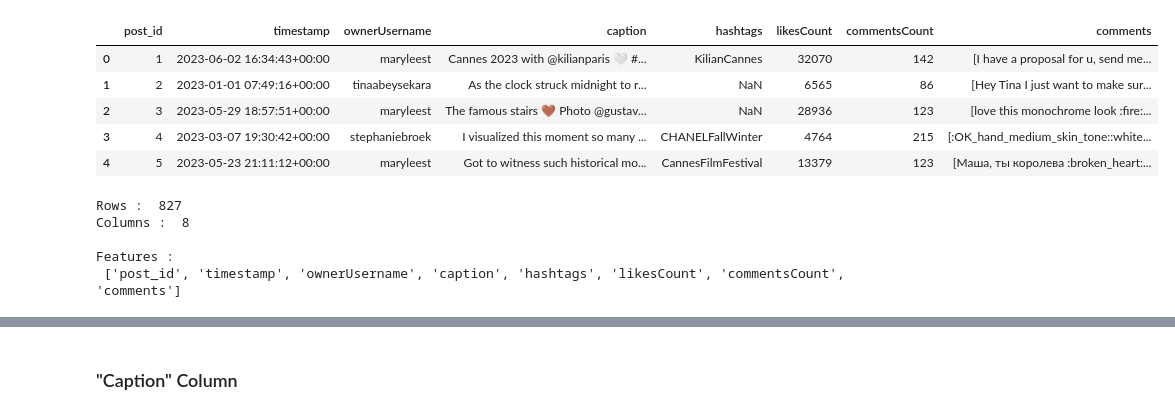
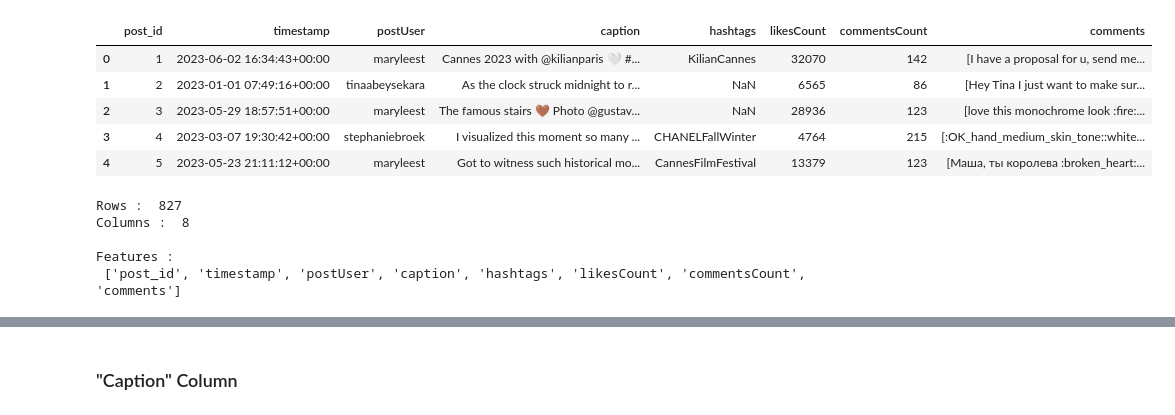
Before and after one commit to 23092003e/A-Fashion-Recommendation-System-via-Sequence-Mining-on-Social-Media-, a Jupyter notebook: notebooks/merge_data.ipynb, the cells around one changed output, grey strips where cells are left out. Saved outputs shown, nothing was run; the diff lists cells and outputs as text; code cells hidden in the pictures.

```diff
--- a/notebooks/merge_data.ipynb
+++ b/notebooks/merge_data.ipynb
@@ -12,14 +21,15 @@ from collections import Counter
 # %%
 post_df = pd.read_csv(posts_path)
-comment_df = pd.read_csv(comments_path, sep = ';')
+comment_df = pd.read_csv(comments_path)
 # %%
 comment_agg = comment_df.groupby('post_id')['comments'].apply(list).reset_index()
 merged_df = post_df.merge(comment_agg, on='post_id', how='left')
 # %%
 df = merged_df.drop(columns=['image'])
+df.rename(columns={'ownerUsername': 'postUser'}, inplace=True)
 df.head()
 # %% [output]
-|  | post_id | timestamp | ownerUsername | caption | hashtags | likesCount | commentsCount | comments |
+|  | post_id | timestamp | postUser | caption | hashtags | likesCount | commentsCount | comments |
 | 0 | 1 | 2023-06-02 16:34:43+00:00 | maryleest | Cannes 2023 with @kilianparis 🤍 #... | KilianCannes | 32070 | 142 | [I have a proposal for u, send me... |
 | 1 | 2 | 2023-01-01 07:49:16+00:00 | tinaabeysekara | As the clock struck midnight to r... | NaN | 6565 | 86 | [Hey Tina I just want to make sur... |
 | 2 | 3 | 2023-05-29 18:57:51+00:00 | maryleest | The famous stairs 🤎 Photo @gustav... | NaN | 28936 | 123 | [love this monochrome look :fire:... |
@@ -34,4 +44,4 @@ Rows :  827
 Columns :  8
 
 Features :
- ['post_id', 'timestamp', 'ownerUsername', 'caption', 'hashtags', 'likesCount', 'commentsCount', 'comments']
+ ['post_id', 'timestamp', 'postUser', 'caption', 'hashtags', 'likesCount', 'commentsCount', 'comments']
```
Also changed, not shown: parts of 14 cells of this notebook, 2 other files.
